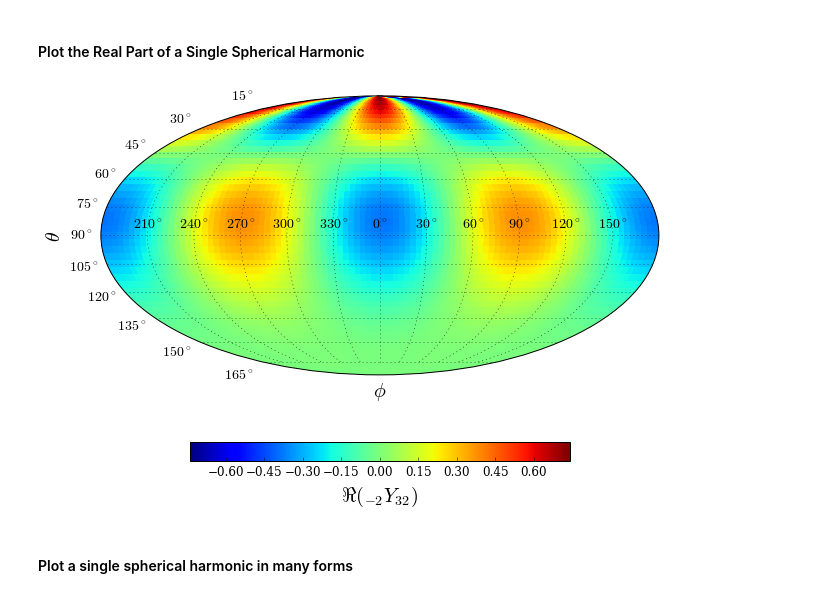
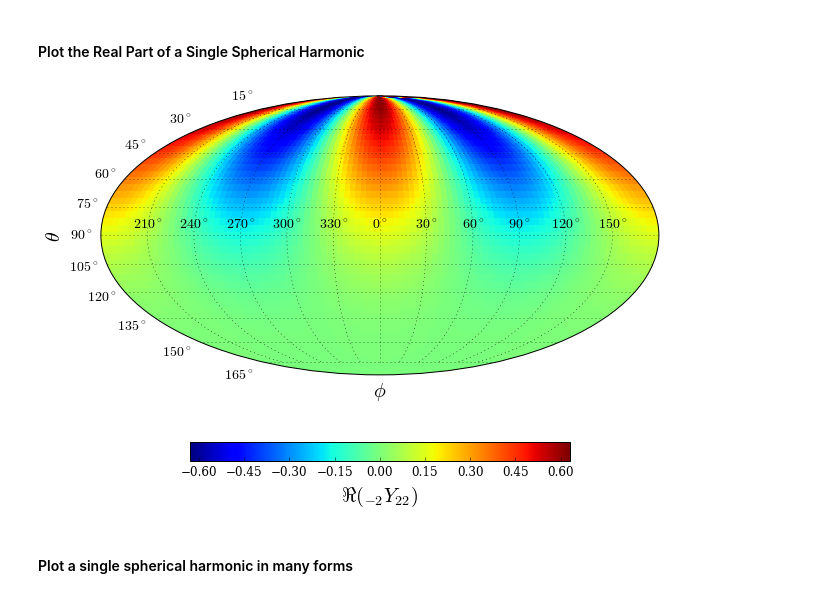
Before and after one commit to llondon6/koalas, a Jupyter notebook: examples/plotting_spherical_harmonics.ipynb, the cells around one changed output. Saved outputs shown, nothing was run; the diff lists cells and outputs as text; code cells hidden in the pictures.

Commit message:
trivial update to spherical plotting example

```diff
--- a/examples/plotting_spherical_harmonics.ipynb
+++ b/examples/plotting_spherical_harmonics.ipynb
@@ -28,13 +31,13 @@ from numpy import array
 # %%
 
 # Define l,m
-l,m = 3,2
+l,m = 2,2
 
 # Use plotting function from positive
 # NOTE that the spin weight can be input using a keyword
 sYlm_mollweide_plot(l,m,N=100,form='real')
 # %% [output]
-[figure, old version]
+[figure, new version]
 # %% [markdown]
 #### Plot a single spherical harmonic in many forms
 # %%
```
Also changed, not shown: parts of 1 cell of this notebook, 3 other files.
